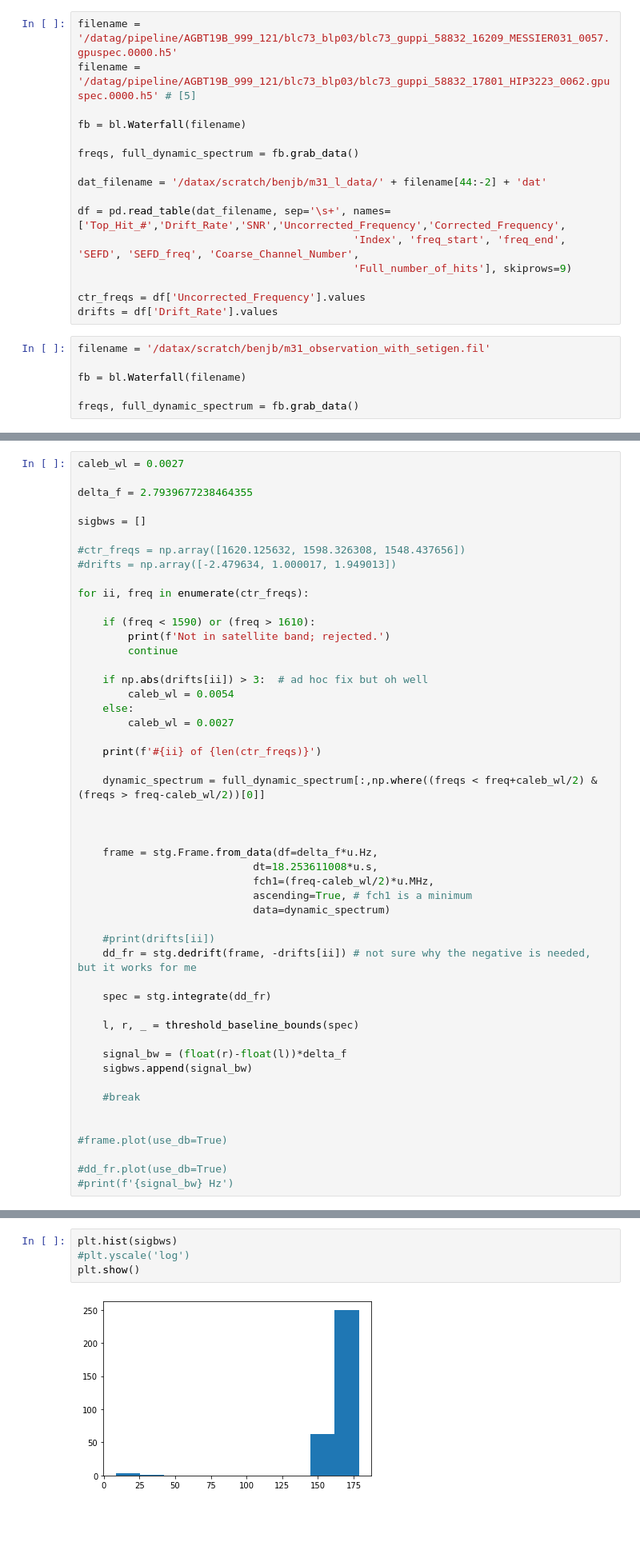
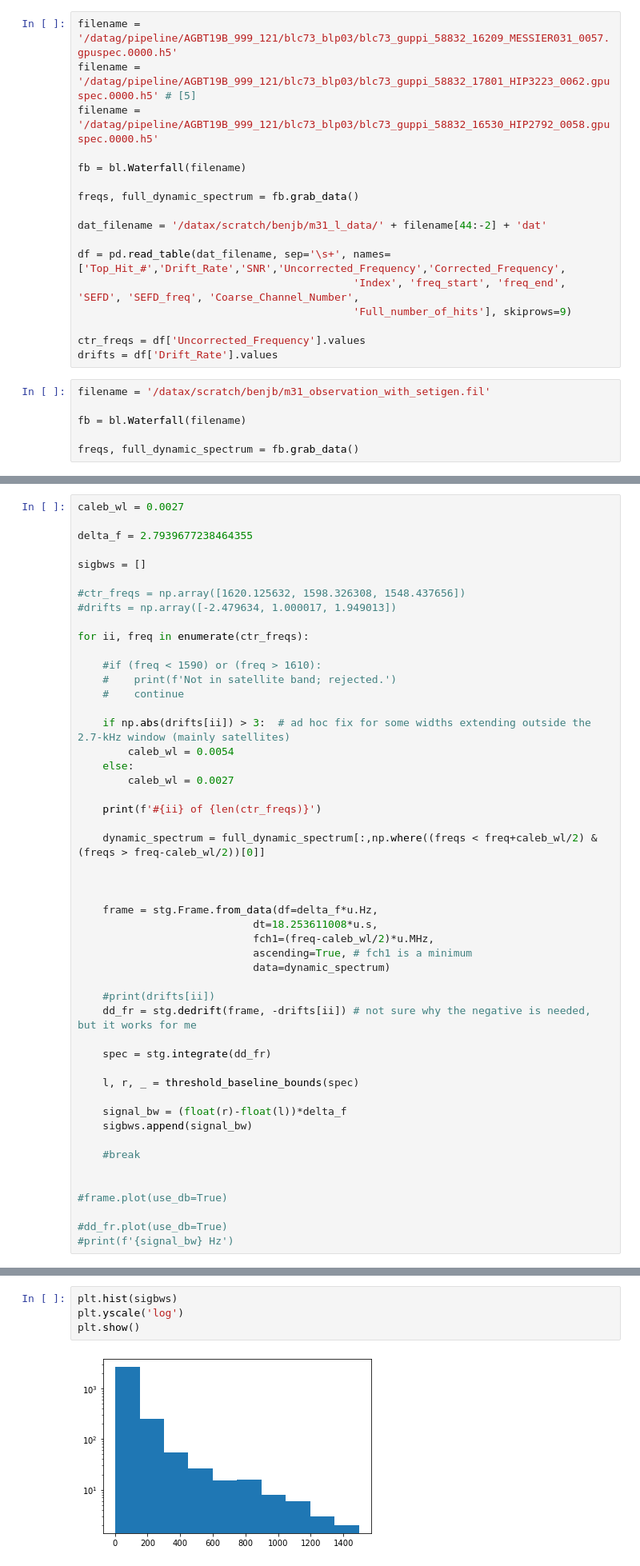
Before and after one commit to bjacobell/gbt-hdbscan, a Jupyter notebook: signal_bandwidth_testing.ipynb, the cells around one changed output, grey strips where cells are left out. Shown at 80% size. Cells and saved outputs as stored; diff of their text form; blank space fills up the shorter version.

```diff
--- a/signal_bandwidth_testing.ipynb
+++ b/signal_bandwidth_testing.ipynb
@@ -13,6 +16,7 @@ from astropy.stats import sigma_clip
 # %%
 filename = '/datag/pipeline/AGBT19B_999_121/blc73_blp03/blc73_guppi_58832_16209_MESSIER031_0057.gpuspec.0000.h5'
 filename = '/datag/pipeline/AGBT19B_999_121/blc73_blp03/blc73_guppi_58832_17801_HIP3223_0062.gpuspec.0000.h5' # [5]
+filename = '/datag/pipeline/AGBT19B_999_121/blc73_blp03/blc73_guppi_58832_16530_HIP2792_0058.gpuspec.0000.h5'
 
 fb = bl.Waterfall(filename)
 
@@ -89,11 +93,11 @@ sigbws = []
 
 for ii, freq in enumerate(ctr_freqs):
 
-    if (freq < 1590) or (freq > 1610):
-        print(f'Not in satellite band; rejected.')
-        continue
+    #if (freq < 1590) or (freq > 1610):
+    #    print(f'Not in satellite band; rejected.')
+    #    continue
 
-    if np.abs(drifts[ii]) > 3:  # ad hoc fix but oh well
+    if np.abs(drifts[ii]) > 3:  # ad hoc fix for some widths extending outside the 2.7-kHz window (mainly satellites)
         caleb_wl = 0.0054
     else:
         caleb_wl = 0.0027
@@ -148,7 +152,7 @@ Not in satellite band; rejected.
 # %%
 plt.hist(sigbws)
-#plt.yscale('log')
+plt.yscale('log')
 plt.show()
 # %% [output]
-[figure, old version]
+[figure, new version]
 # %%
```
Also changed, not shown: parts of 3 cells of this notebook, 2 other files.
